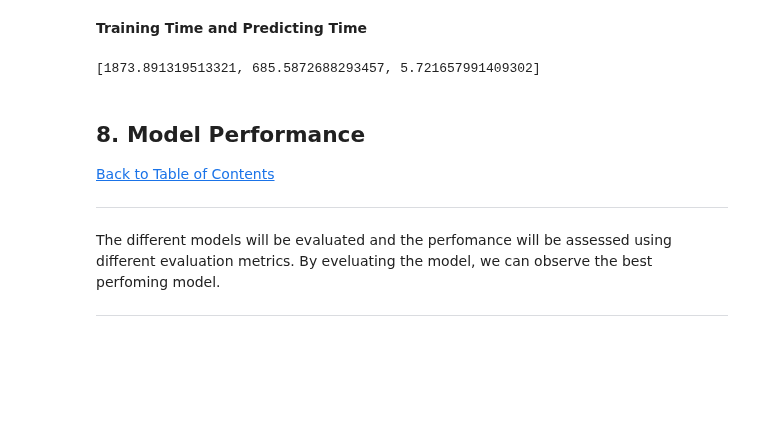
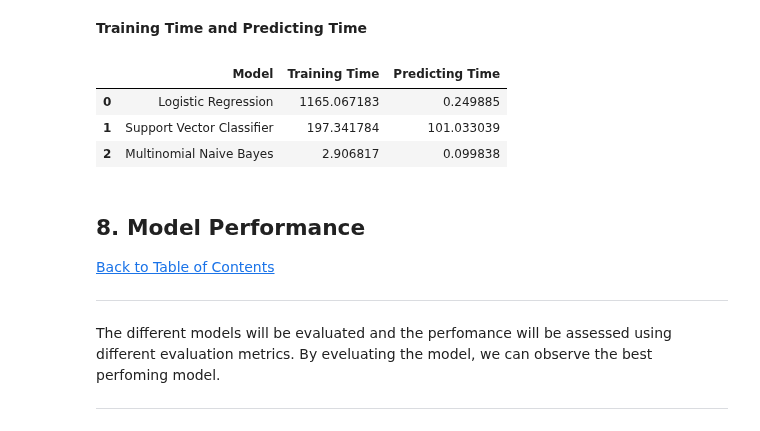
Before and after one commit to Classifix/Classifix, a Jupyter notebook: Advanced_Classification/starter-notebook.ipynb, the cells around one changed output. Cells and saved outputs as stored; diff of their text form; code cells hidden in the pictures; blank space fills up the shorter version.

```diff
--- a/Advanced_Classification/starter-notebook.ipynb
+++ b/Advanced_Classification/starter-notebook.ipynb
@@ -928,17 +928,20 @@ weighted avg       0.74      0.74      0.74      3200
 # %%
 #Names of Models
 Model=['Logistic Regression', 'Support Vector Classifier', 'Multinomial Naive Bayes']
 #Appending the models, training time and Predicting time
 Results=[]
-Results.Append(Model)
-Results.Append(Training_time)
-Results.Append(Predicting_time)
+Results.append(Model)
+Results.append(Training_time)
+Results.append(Predicting_time)
 #Converting a list to a datafrme
 Results=pd.DataFrame(Results).T
-Results.rename(columns={0:'Model',1:'Training Time',2: 'Predicting Time'})
+Results.rename(columns={0:'Model', 1:'Training Time',2: 'Predicting Time'}, inplace=True)
 Results
 # %% [output]
-[1873.891319513321, 685.5872688293457, 5.721657991409302]
+|  | Model | Training Time | Predicting Time |
+| 0 | Logistic Regression | 1165.067183 | 0.249885 |
+| 1 | Support Vector Classifier | 197.341784 | 101.033039 |
+| 2 | Multinomial Naive Bayes | 2.906817 | 0.099838 |
 # %% [markdown]
 <a id="eight"></a>
 ## 8. Model Performance
```
Also changed, not shown: parts of 7 cells of this notebook.
